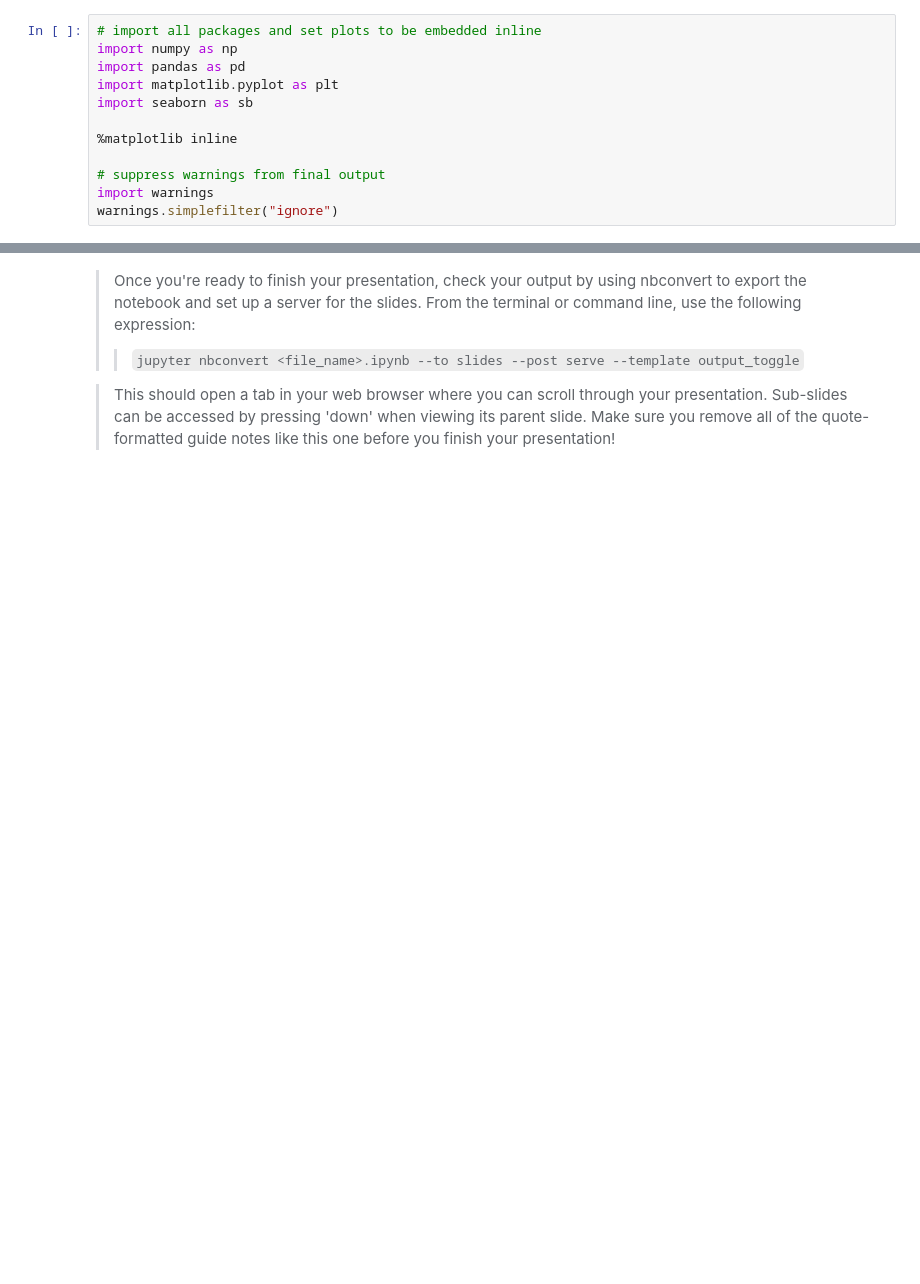
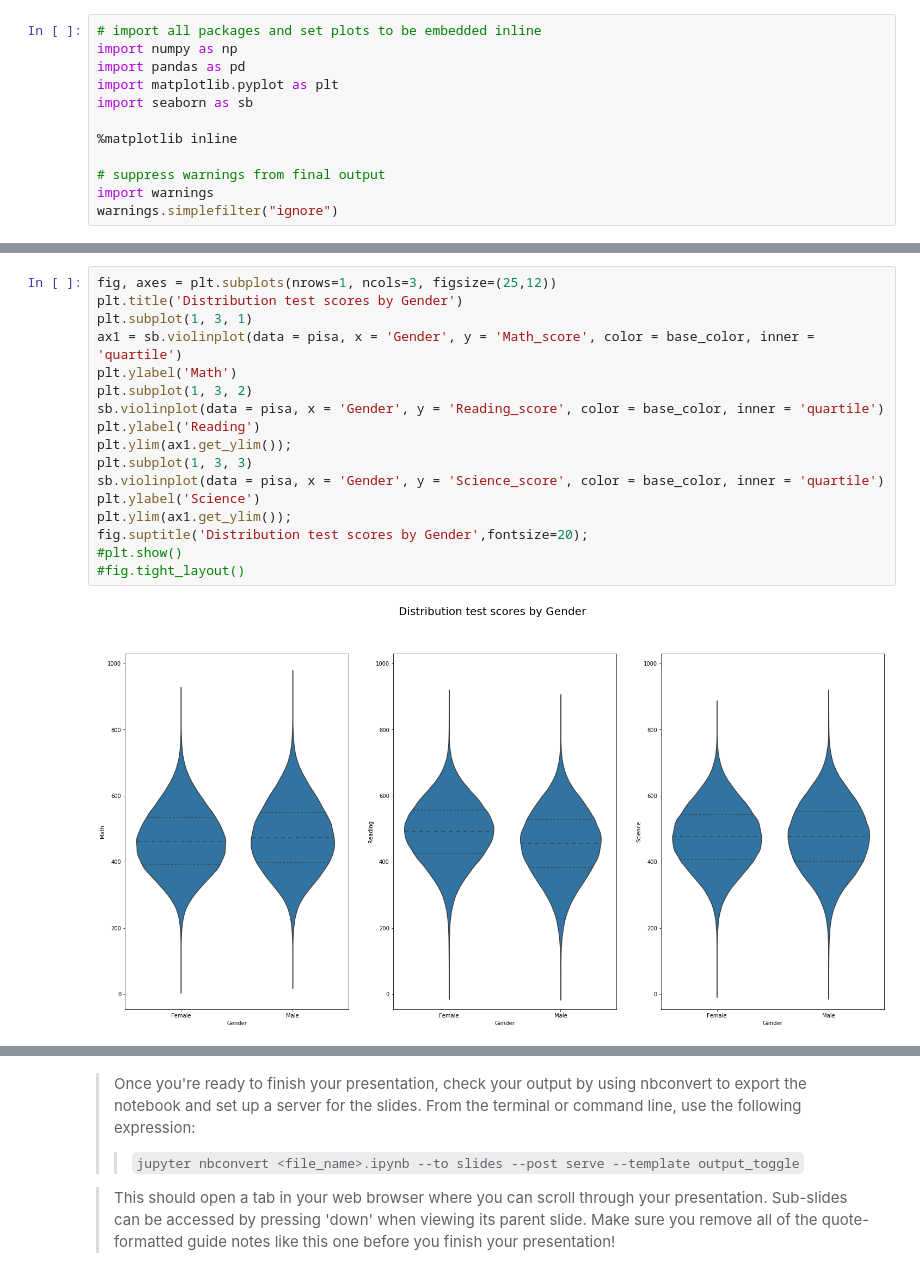
Before and after one commit to Anyra20/CommunicateDataProject, a Jupyter notebook: explanatory_analysis_PISA2012.ipynb, the cells around one changed output, grey strips where cells are left out. Cells and saved outputs as stored; diff of their text form; blank space fills up the shorter version.

Commit message:
Finished Data Visualization Python project

```diff
--- a/explanatory_analysis_PISA2012.ipynb
+++ b/explanatory_analysis_PISA2012.ipynb
@@ -40,0 +62,19 @@ but feel free to add more if you'd like!
+# %%
+fig, axes = plt.subplots(nrows=1, ncols=3, figsize=(25,12))
+plt.title('Distribution test scores by Gender')
+plt.subplot(1, 3, 1)
+ax1 = sb.violinplot(data = pisa, x = 'Gender', y = 'Math_score', color = base_color, inner = 'quartile')
+plt.ylabel('Math')
+plt.subplot(1, 3, 2)
+sb.violinplot(data = pisa, x = 'Gender', y = 'Reading_score', color = base_color, inner = 'quartile')
+plt.ylabel('Reading')
+plt.ylim(ax1.get_ylim());
+plt.subplot(1, 3, 3)
+sb.violinplot(data = pisa, x = 'Gender', y = 'Science_score', color = base_color, inner = 'quartile')
+plt.ylabel('Science')
+plt.ylim(ax1.get_ylim());
+fig.suptitle('Distribution test scores by Gender',fontsize=20);
+#plt.show()
+#fig.tight_layout()
+# %% [output]
+[figure, added]
```
Also changed, not shown: parts of 24 cells of this notebook, 4 other files.
